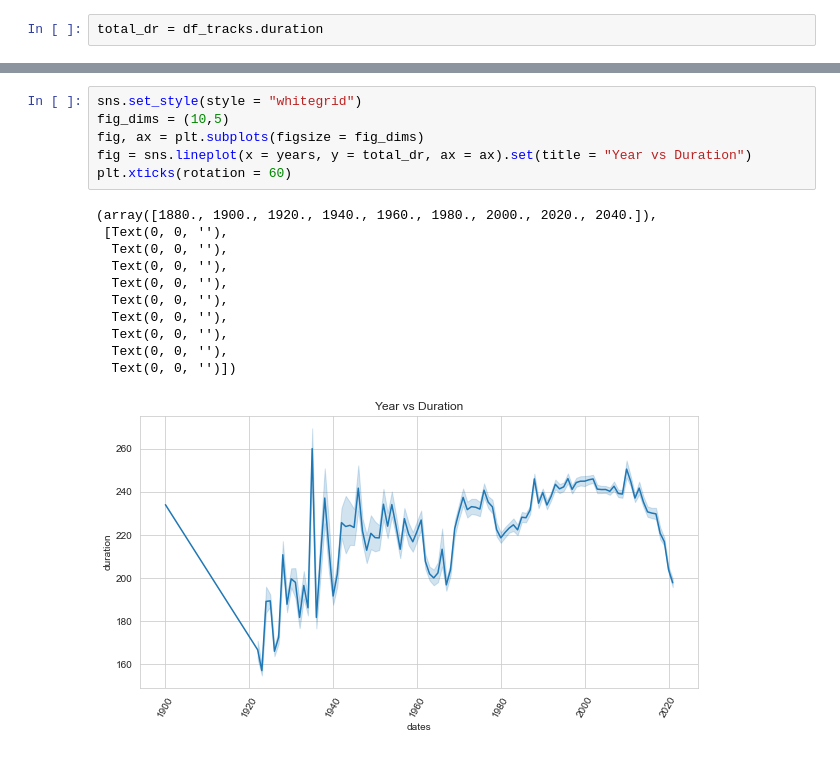
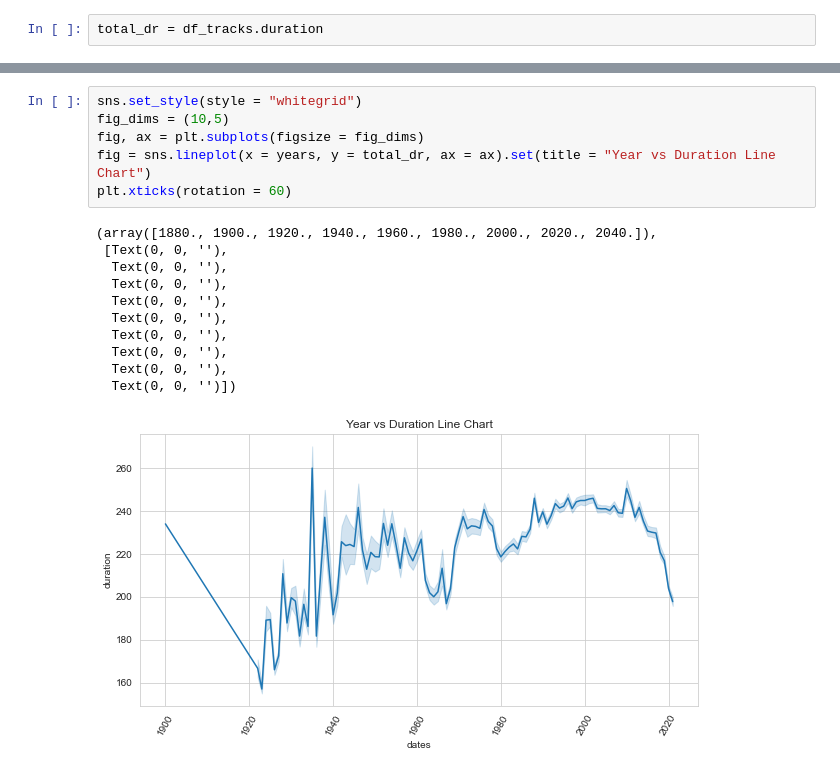
Before and after one commit to BrightOsas/Spotify-EDA, a Jupyter notebook: spotify project.ipynb, the cells around one changed output, grey strips where cells are left out. Drawn from its saved outputs; the diff is of its cells as text.

```diff
--- a/spotify project.ipynb
+++ b/spotify project.ipynb
@@ -258,18 +223,18 @@ Name: duration, Length: 586672, dtype: int64
 # %%
 sns.set_style(style = "whitegrid")
 fig_dims = (10,5)
 fig, ax = plt.subplots(figsize = fig_dims)
-fig = sns.lineplot(x = years, y = total_dr, ax = ax).set(title = "Year vs Duration")
+fig = sns.lineplot(x = years, y = total_dr, ax = ax).set(title = "Year vs Duration Line Chart")
 plt.xticks(rotation = 60)
 # %% [output]
 (array([1880., 1900., 1920., 1940., 1960., 1980., 2000., 2020., 2040.]),
  [Text(0, 0, ''),
   Text(0, 0, ''),
   Text(0, 0, ''),
   Text(0, 0, ''),
   Text(0, 0, ''),
   Text(0, 0, ''),
   Text(0, 0, ''),
   Text(0, 0, ''),
   Text(0, 0, '')])
-[figure, old version]
+[figure, new version]
```
Also changed, not shown: parts of 10 cells of this notebook.
